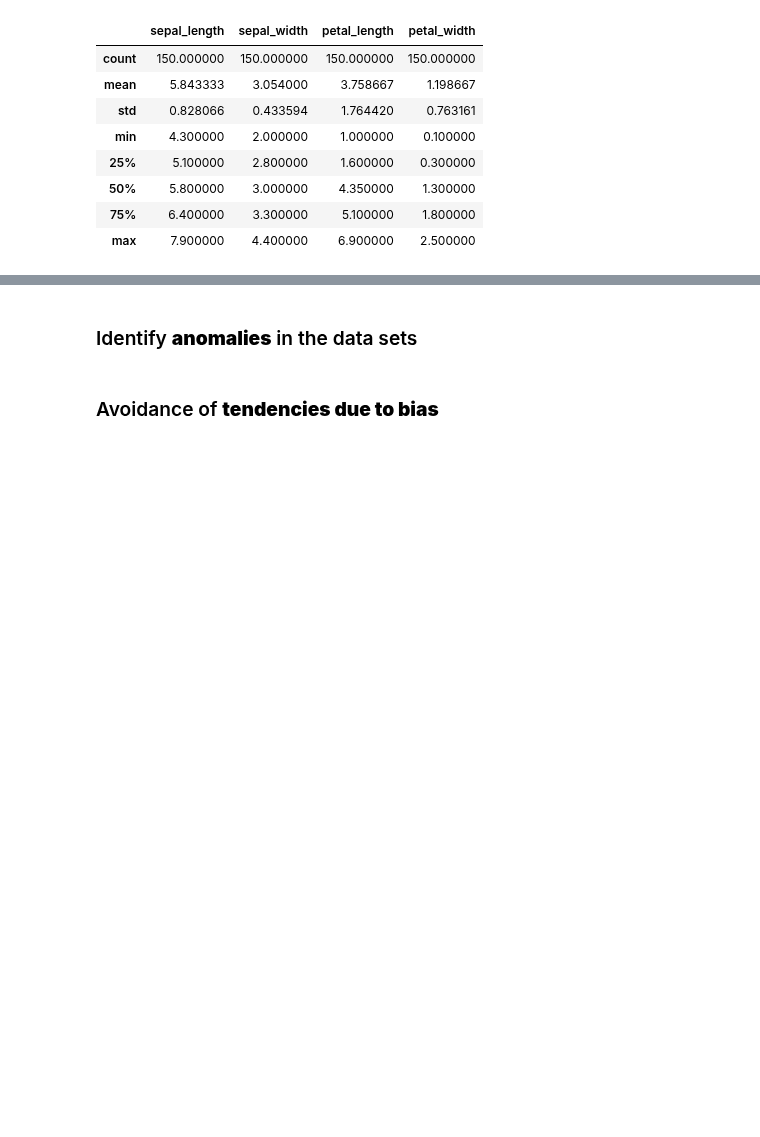
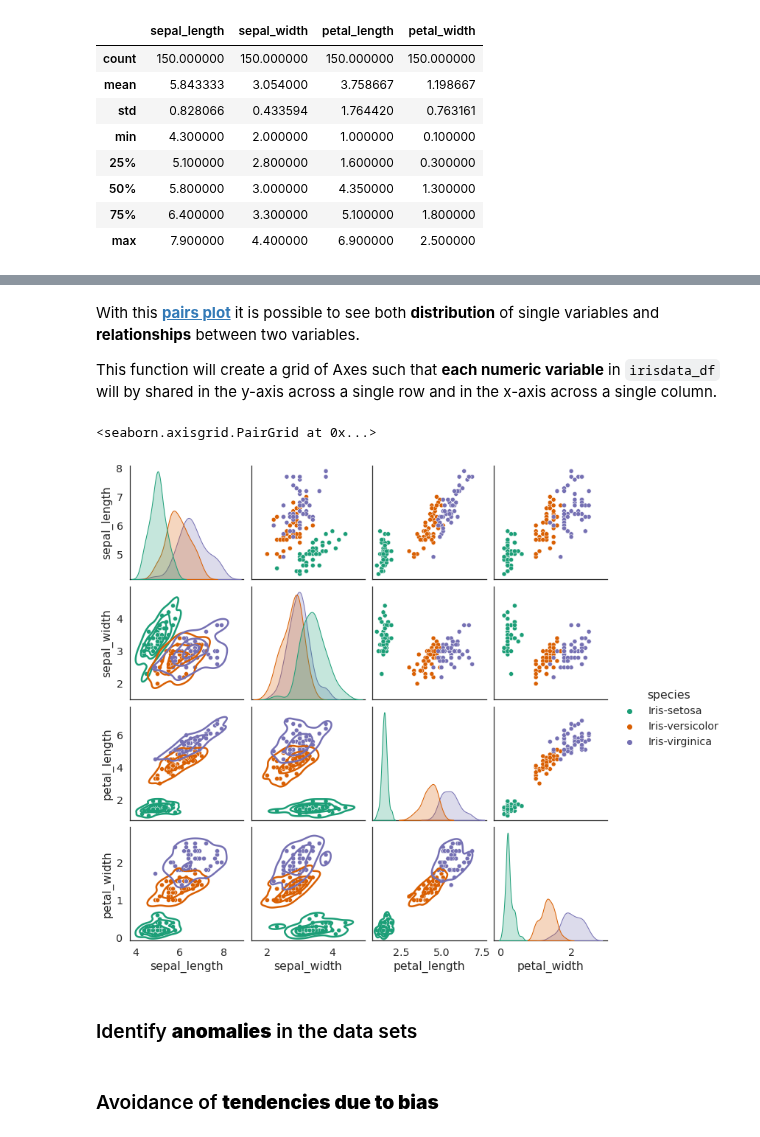
Before and after one commit to urmel79/Jupyter_GettingStarted2ML, a Jupyter notebook: SVM_Iris_parameter_tuning.ipynb, the cells around one changed output, grey strips where cells are left out. Cells and saved outputs as stored; diff of their text form; code cells hidden in the pictures; blank space fills up the shorter version.

```diff
--- a/SVM_Iris_parameter_tuning.ipynb
+++ b/SVM_Iris_parameter_tuning.ipynb
@@ -151,3 +159,14 @@ g.map_lower(sns.kdeplot, levels=4, color=".2")
+# %% [markdown]
+With this **[pairs plot](https://vita.had.co.nz/papers/gpp.pdf)** it is possible to see both **distribution** of single variables and **relationships** between two variables.
+
+This function will create a grid of Axes such that **each numeric variable** in `irisdata_df` will by shared in the y-axis across a single row and in the x-axis across a single column.
+# %%
+sns.set_style("white")
+g = sns.pairplot(irisdata_df, diag_kind="kde", hue='species', palette='Dark2')
+g.map_lower(sns.kdeplot, levels=4, color=".2")
+# %% [output]
+<seaborn.axisgrid.PairGrid at 0x...>
+[figure, added]
 # %% [markdown]
 ### Identify **anomalies** in the data sets
 # %% [markdown]
```
Also changed, not shown: parts of 4 cells of this notebook.
